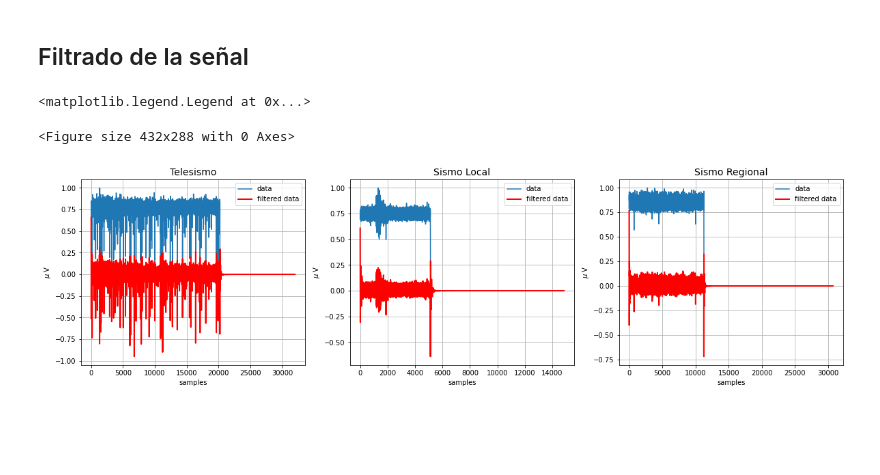
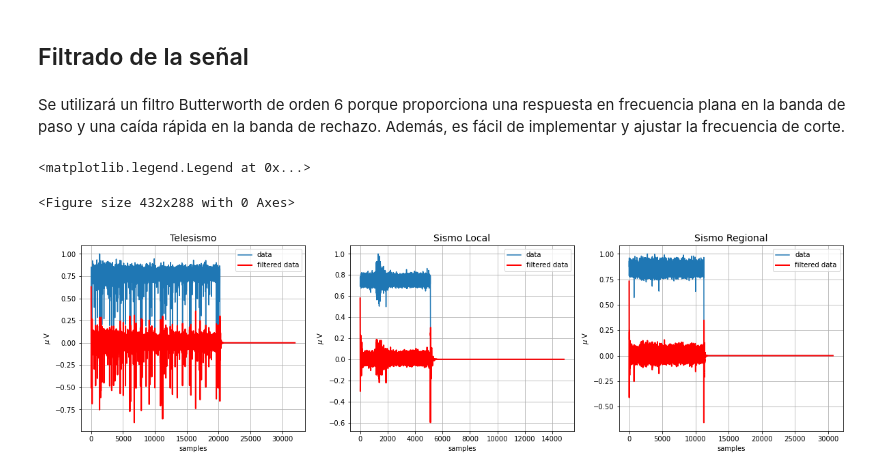
Before and after one commit to sebastianrpo/SPIII, a Jupyter notebook: MP1.ipynb, the cells around one changed output. Drawn from its saved outputs; the diff is of its cells as text; code cells hidden in the pictures; blank space fills up the shorter version.

```diff
--- a/MP1.ipynb
+++ b/MP1.ipynb
@@ -96,5 +101,7 @@ plt.xlabel('sample'), plt.ylabel('$\mu$ V')
 # %% [markdown]
 ## Filtrado de la señal
+# %% [markdown]
+Se utilizará un filtro Butterworth de orden 6 porque proporciona una respuesta en frecuencia plana en la banda de paso y una caída rápida en la banda de rechazo. Además, es fácil de implementar y ajustar la frecuencia de corte.
 # %%
 #Funciones para la implementación del filtro pasabandas.
 def butter_bandpass(lowcut, highcut, fs, order):
@@ -111,8 +118,8 @@ def butter_bandpass_filter(data, lowcut, highcut, fs, order):
 # %%
 #Requisitos del filtro.
 order = 6 #Orden del filtro.
-fs = 100.0 #Frecuencia de muestreo, Hz.
-cutoff1 = 49.9 #Highcut, Hz.
+fs = 101.0 #Frecuencia de muestreo, Hz.
+cutoff1 = 50 #Highcut, Hz.
 cutoff2 = 1 #Lowcut, Hz.
 
 #Generamos matrices para almacenar las señales filtradas.
@@ -122,32 +129,32 @@ RegSignalFiltered = np.zeros( (21, 30720) )
 
 #Filtramos las señales.
 for i in range(0, 21):
   TeleSignalFiltered[i,:] = butter_bandpass_filter(TeleSignal[i,:], cutoff2, cutoff1, fs, order)
   LocSignalFiltered[i,:] = butter_bandpass_filter(LocSignal[i,:], cutoff2, cutoff1, fs, order)
   RegSignalFiltered[i,:] = butter_bandpass_filter(RegSignal[i,:], cutoff2, cutoff1, fs, order)
 
-#Graficamos la señal origilan y la señal filtrada.
+#Graficamos la señal original y la señal filtrada.
 idSignal = 0 #Identificador de la señal seleccionada (de las 21).
 plt.figure()
 plt.figure(figsize=(20, 5))
 plt.subplot(1, 3, 1), plt.plot(TeleSignal[idSignal,:], label='data');
 plt.subplot(1, 3, 1), plt.plot(TeleSignalFiltered[idSignal,:], 'r-', linewidth=2, label='filtered data');
 plt.title("Telesismo", fontsize=14), plt.xlabel('samples'), plt.ylabel('$\mu$ V')
 plt.grid()
 plt.legend()
 
 plt.subplot(1, 3, 2), plt.plot(LocSignal[idSignal,:], label='data');
 plt.subplot(1, 3, 2), plt.plot(LocSignalFiltered[idSignal,:], 'r-', linewidth=2, label='filtered data');
 plt.title("Sismo Local", fontsize=14), plt.xlabel('samples'), plt.ylabel('$\mu$ V')
 plt.grid()
 plt.legend()
 
 plt.subplot(1, 3, 3), plt.plot(RegSignal[idSignal,:], label='data');
 plt.subplot(1, 3, 3), plt.plot(RegSignalFiltered[idSignal,:], 'r-', linewidth=2, label='filtered data');
 plt.title("Sismo Regional", fontsize=14), plt.xlabel('samples'), plt.ylabel('$\mu$ V')
 plt.grid()
 plt.legend()
 # %% [output]
 <matplotlib.legend.Legend at 0x...>
 <Figure size 432x288 with 0 Axes>
-[figure, old version]
+[figure, new version]
```
Also changed, not shown: parts of 29 cells of this notebook.
